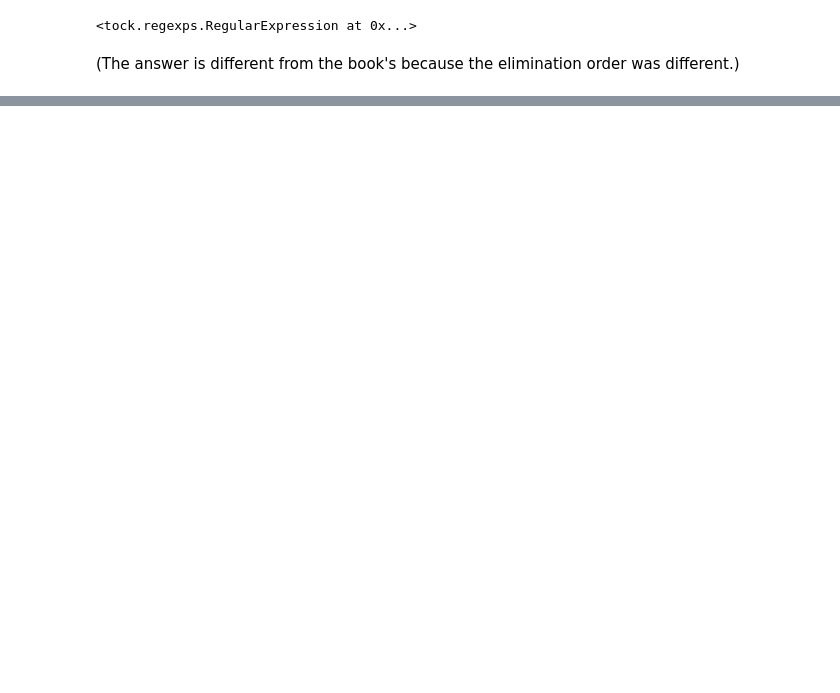
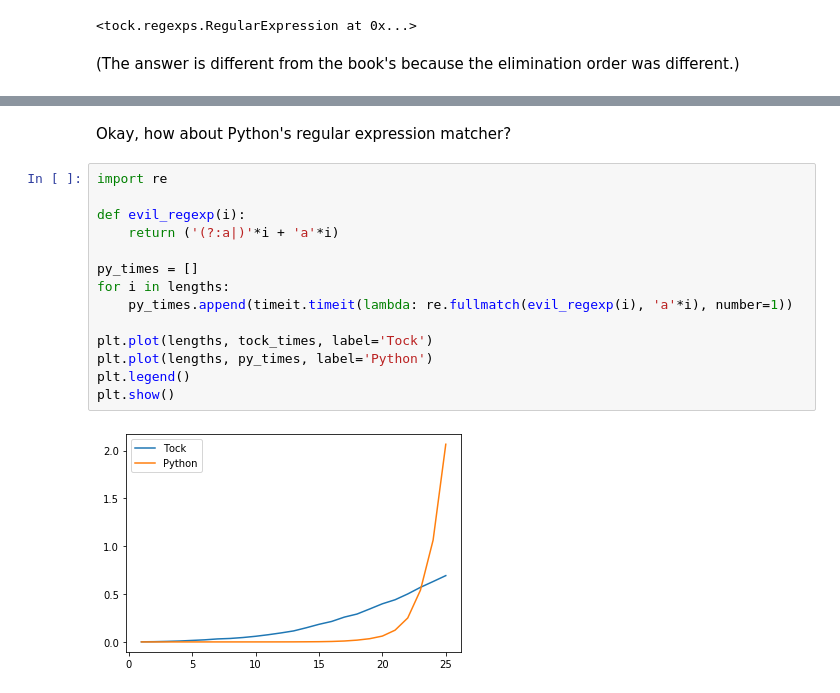
Before and after one commit to ND-CSE-30151/fall-2020, a Jupyter notebook: notes/week03/week03.ipynb, the cells around one changed output, grey strips where cells are left out. Cells and saved outputs as stored; diff of their text form; blank space fills up the shorter version.

```diff
--- a/notes/week03/week03.ipynb
+++ b/notes/week03/week03.ipynb
@@ -284,0 +375,18 @@ eliminate 1
+# %% [markdown]
+Okay, how about Python's regular expression matcher?
+# %%
+import re
+
+def evil_regexp(i):
+    return ('(?:a|)'*i + 'a'*i)
+
+py_times = []
+for i in lengths:
+    py_times.append(timeit.timeit(lambda: re.fullmatch(evil_regexp(i), 'a'*i), number=1))
+
+plt.plot(lengths, tock_times, label='Tock')
+plt.plot(lengths, py_times, label='Python')
+plt.legend()
+plt.show()
+# %% [output]
+[figure, added]
```
Also changed, not shown: parts of 12 cells of this notebook.
